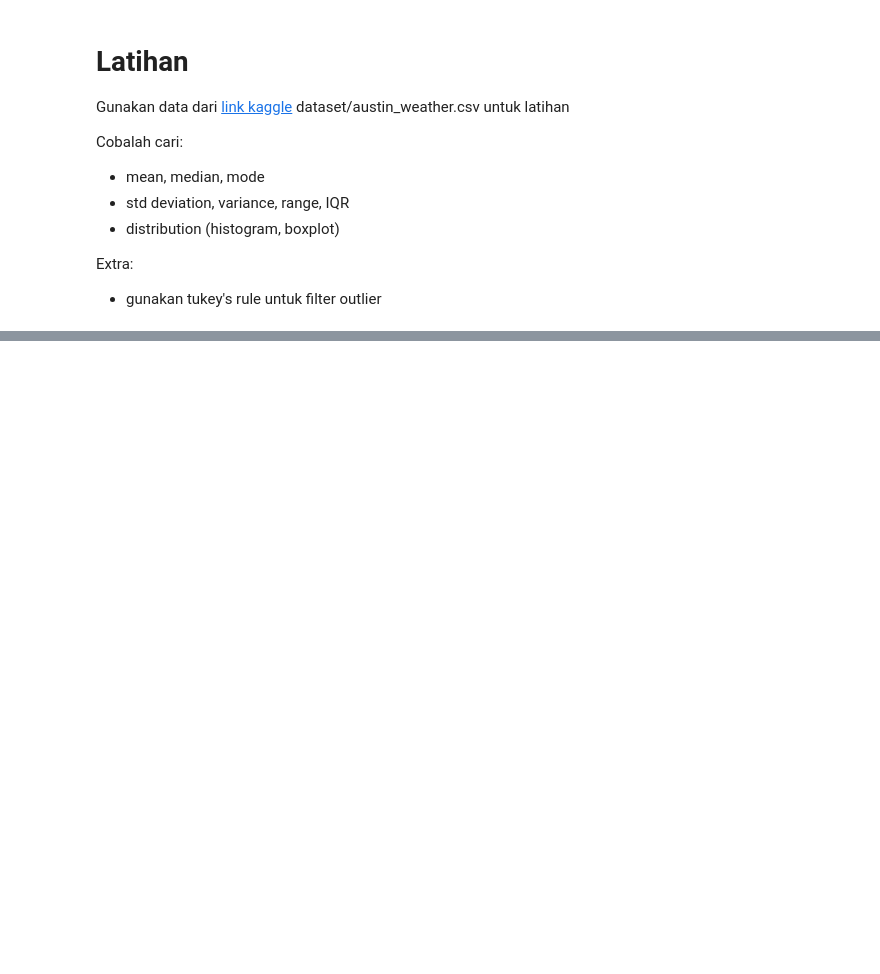
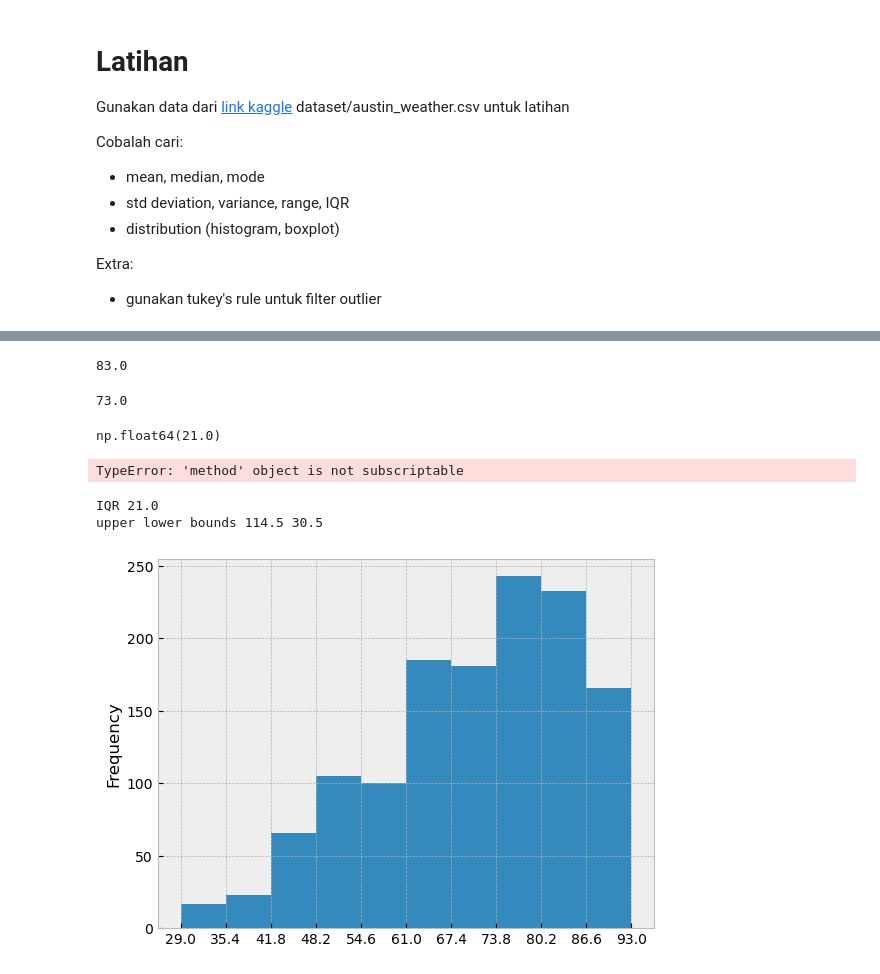
Before and after one commit to stefkwan/pytn_300725, a Jupyter notebook: sesi9_22Aug.ipynb, the cells around one changed output, grey strips where cells are left out. Saved outputs shown, nothing was run; the diff lists cells and outputs as text; code cells hidden in the pictures; blank space fills up the shorter version.

```diff
--- a/sesi9_22Aug.ipynb
+++ b/sesi9_22Aug.ipynb
@@ -275,0 +284,4 @@ Extra:
+# %%
+# import data
+df_austin_weather = pd.read_csv("dataset/austin_weather.csv")
+df_austin_weather.head()
@@ -275,0 +310,49 @@ Extra:
+# %%
+df_austin_weather['TempHighF'].median()
+# %% [output]
+83.0
+# %%
+df_austin_weather['TempAvgF'].median()
+# %% [output]
+73.0
+# %%
+stats.iqr(df_austin_weather['TempAvgF'])
+# %% [output]
+np.float64(21.0)
+# %%
+np.sqrt(summary_austin_weather.std[1])
+# %% [output]
+TypeError: 'method' object is not subscriptable
+# %%
+# cari IQR
+# Q3 - Q1
+dweather = df_austin_weather['TempAvgF']
+Q1 = dweather.quantile(0.25)
+Q3 = dweather.quantile(0.75)
+
+IQR = Q3 - Q1
+print("IQR", IQR)
+
+upper = Q3 + 1.5*IQR
+lower = Q1 - 1.5*IQR
+print("upper lower bounds", upper, lower)
+# %% [output]
+IQR 21.0
+upper lower bounds 114.5 30.5
+# %%
+
+dweather = df_austin_weather['TempAvgF']
+
+
+b = 10
+freq, bin_edges = np.histogram(dweather, bins=b)
+
+# pilih plot style, optional
+plt.style.use('bmh')
+
+# bikin plot
+dweather.plot(kind="hist", bins=b)
+plt.xticks(bin_edges)
+plt.show()
+# %% [output]
+[figure, added]
```
Also changed, not shown: parts of 4 cells of this notebook.
